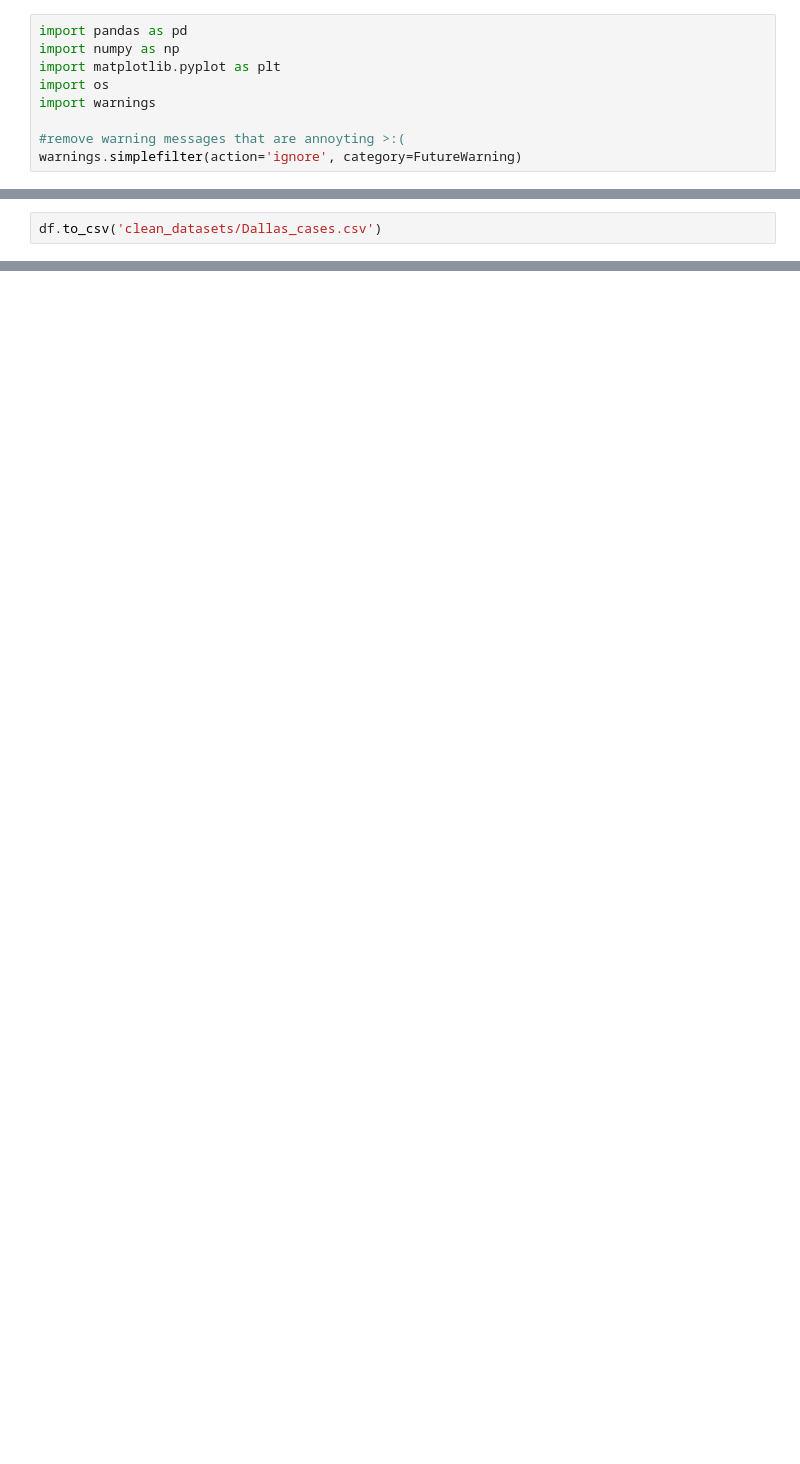
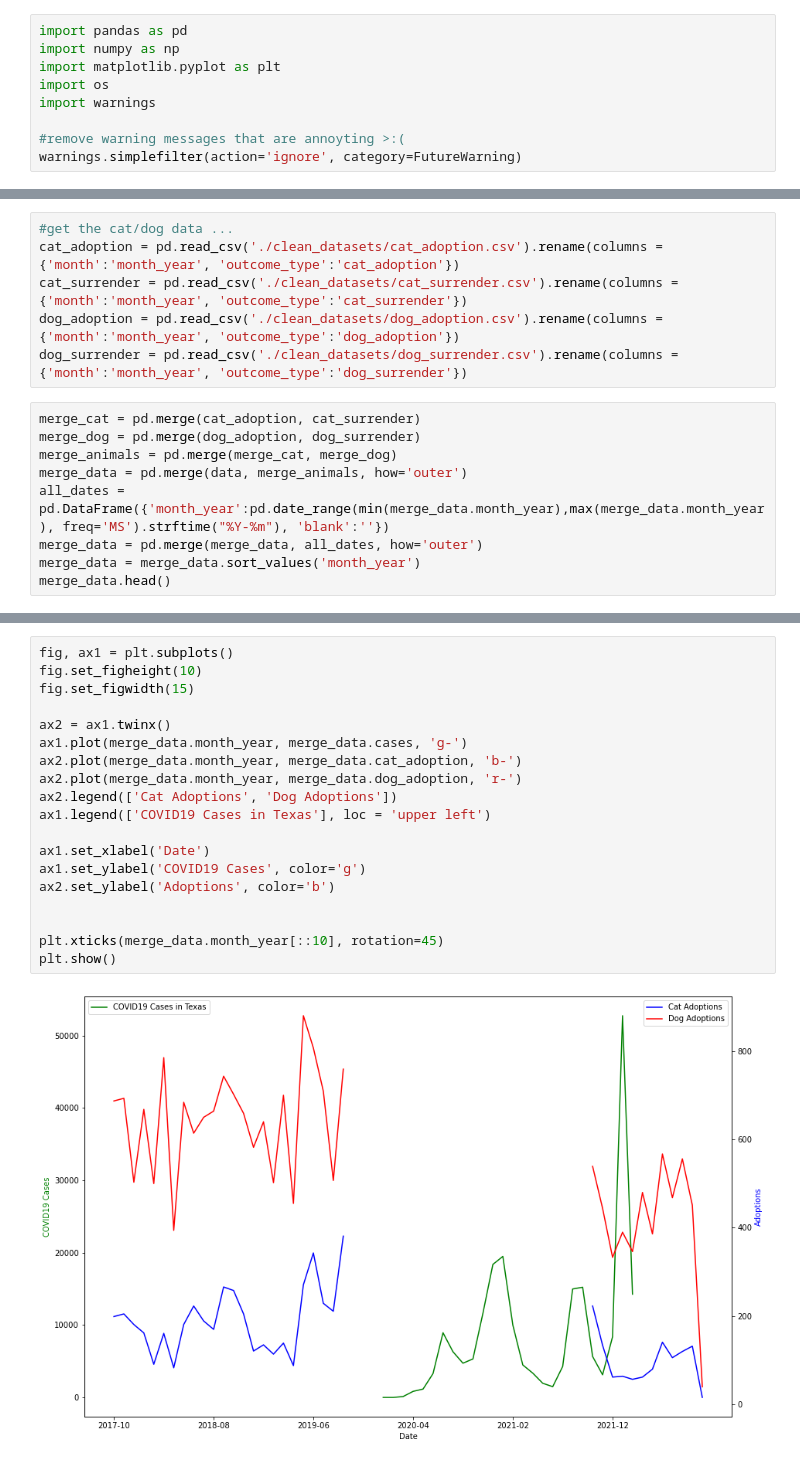
Before and after one commit to djdolejsi/Adoption-Surrender-Rates-vs-COVID-Cases, a Jupyter notebook: covid_cases.ipynb, the cells around one changed output, grey strips where cells are left out. Cells and saved outputs as stored; diff of their text form; blank space fills up the shorter version.

```diff
--- a/covid_cases.ipynb
+++ b/covid_cases.ipynb
@@ -28,2 +72,15 @@ plt.show()
 # %%
-df.to_csv('clean_datasets/Dallas_cases.csv')
+#get the cat/dog data ...
+cat_adoption = pd.read_csv('./clean_datasets/cat_adoption.csv').rename(columns = {'month':'month_year', 'outcome_type':'cat_adoption'})
+cat_surrender = pd.read_csv('./clean_datasets/cat_surrender.csv').rename(columns = {'month':'month_year', 'outcome_type':'cat_surrender'})
+dog_adoption = pd.read_csv('./clean_datasets/dog_adoption.csv').rename(columns = {'month':'month_year', 'outcome_type':'dog_adoption'})
+dog_surrender = pd.read_csv('./clean_datasets/dog_surrender.csv').rename(columns = {'month':'month_year', 'outcome_type':'dog_surrender'})
+# %%
+merge_cat = pd.merge(cat_adoption, cat_surrender)
+merge_dog = pd.merge(dog_adoption, dog_surrender)
+merge_animals = pd.merge(merge_cat, merge_dog)
+merge_data = pd.merge(data, merge_animals, how='outer')
+all_dates = pd.DataFrame({'month_year':pd.date_range(min(merge_data.month_year),max(merge_data.month_year), freq='MS').strftime("%Y-%m"), 'blank':''})
+merge_data = pd.merge(merge_data, all_dates, how='outer')
+merge_data = merge_data.sort_values('month_year')
+merge_data.head()
@@ -29,0 +94,21 @@ df.to_csv('clean_datasets/Dallas_cases.csv')
+# %%
+fig, ax1 = plt.subplots()
+fig.set_figheight(10)
+fig.set_figwidth(15)
+
+ax2 = ax1.twinx()
+ax1.plot(merge_data.month_year, merge_data.cases, 'g-')
+ax2.plot(merge_data.month_year, merge_data.cat_adoption, 'b-')
+ax2.plot(merge_data.month_year, merge_data.dog_adoption, 'r-')
+ax2.legend(['Cat Adoptions', 'Dog Adoptions'])
+ax1.legend(['COVID19 Cases in Texas'], loc = 'upper left')
+
+ax1.set_xlabel('Date')
+ax1.set_ylabel('COVID19 Cases', color='g')
+ax2.set_ylabel('Adoptions', color='b')
+
+
+plt.xticks(merge_data.month_year[::10], rotation=45)
+plt.show()
+# %% [output]
+[figure, added]
```
Also changed, not shown: parts of 7 cells of this notebook, 20 other files.
